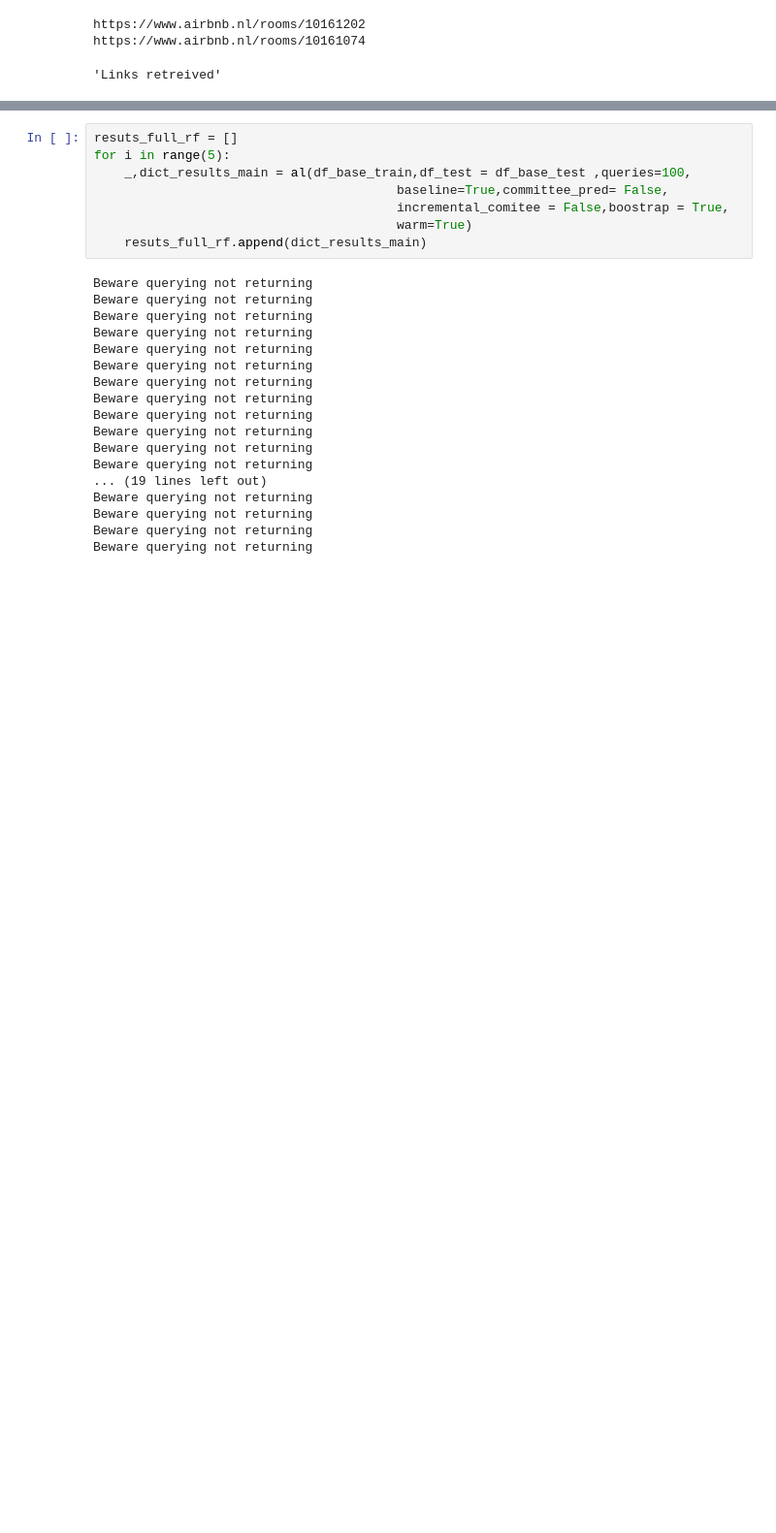
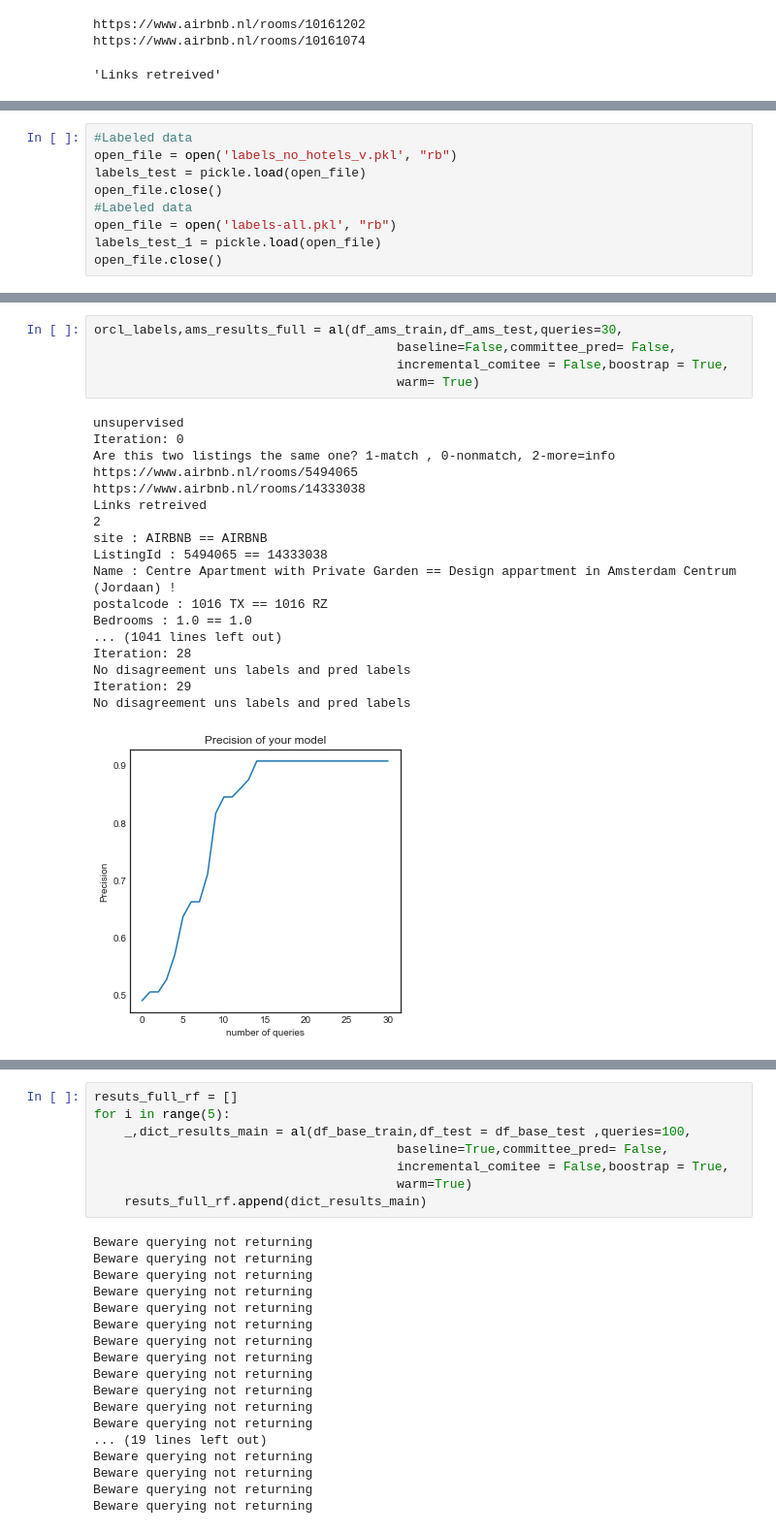
Before and after one commit to Amsterdam-Internships/Double-Listing, a Jupyter notebook: Code/active_learning.ipynb, the cells around one changed output, grey strips where cells are left out. Shown at 97% size. Cells and saved outputs as stored; diff of their text form; blank space fills up the shorter version.

```diff
--- a/Code/active_learning.ipynb
+++ b/Code/active_learning.ipynb
@@ -519,0 +63,9 @@ def al(df,df_test = False,queries = 20,baseline=False,committee_pred=False,incre
+# %%
+#Labeled data
+open_file = open('labels_no_hotels_v.pkl', "rb")
+labels_test = pickle.load(open_file)
+open_file.close()
+#Labeled data
+open_file = open('labels-all.pkl', "rb")
+labels_test_1 = pickle.load(open_file)
+open_file.close()
@@ -519,0 +172,24 @@ def al(df,df_test = False,queries = 20,baseline=False,committee_pred=False,incre
+# %%
+orcl_labels,ams_results_full = al(df_ams_train,df_ams_test,queries=30,
+                                        baseline=False,committee_pred= False,
+                                        incremental_comitee = False,boostrap = True,
+                                        warm= True)
+# %% [output]
+unsupervised
+Iteration: 0
+Are this two listings the same one? 1-match , 0-nonmatch, 2-more=info
+https://www.airbnb.nl/rooms/5494065
+https://www.airbnb.nl/rooms/14333038
+Links retreived
+2
+site : AIRBNB == AIRBNB
+ListingId : 5494065 == 14333038
+Name : Centre Apartment with Private Garden == Design appartment in Amsterdam Centrum (Jordaan) !
+postalcode : 1016 TX == 1016 RZ
+Bedrooms : 1.0 == 1.0
+... (1041 lines left out)
+Iteration: 28
+No disagreement uns labels and pred labels
+Iteration: 29
+No disagreement uns labels and pred labels
+[figure, added]
```
Also changed, not shown: parts of 52 cells of this notebook, 12 other files.
